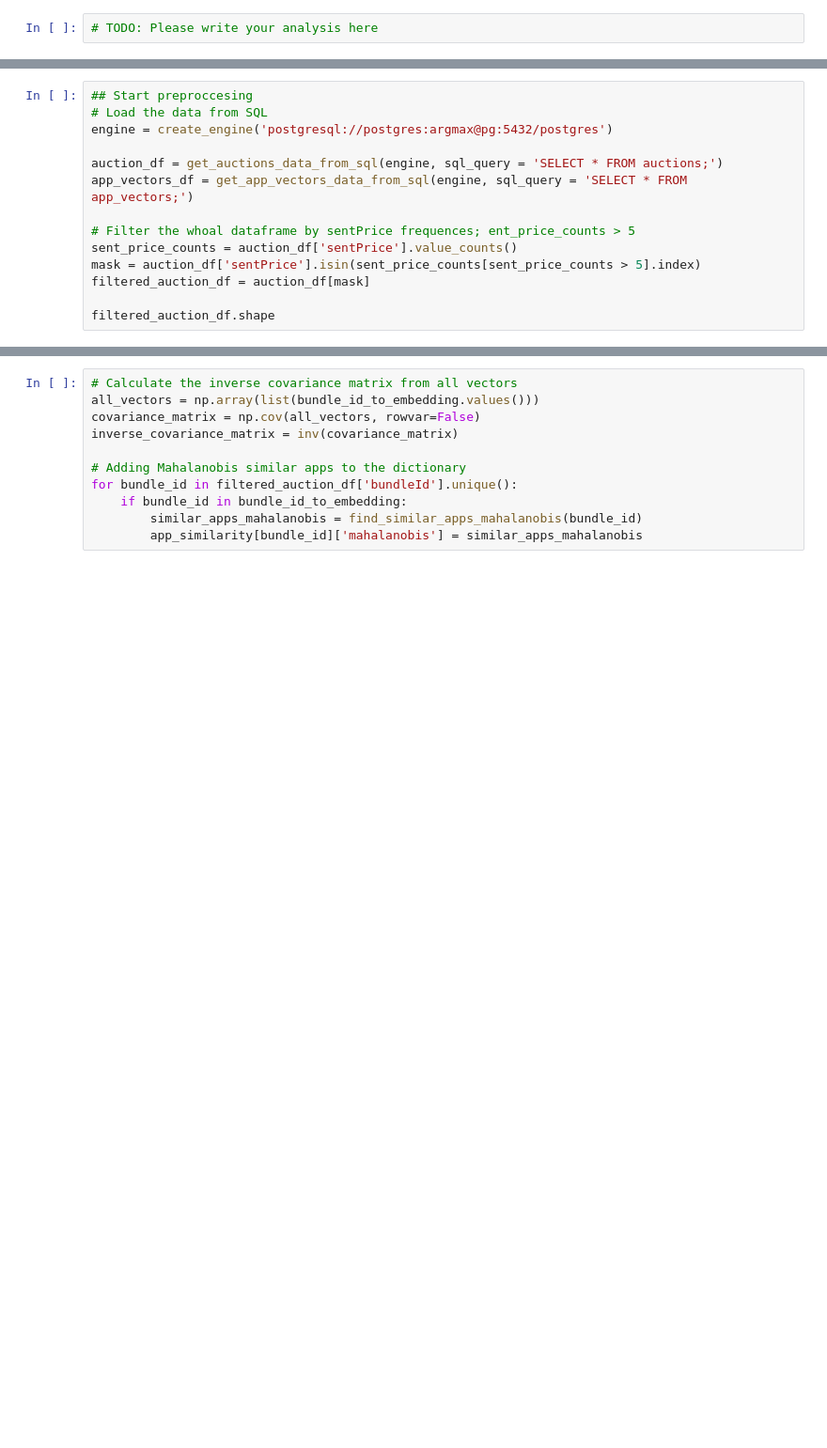
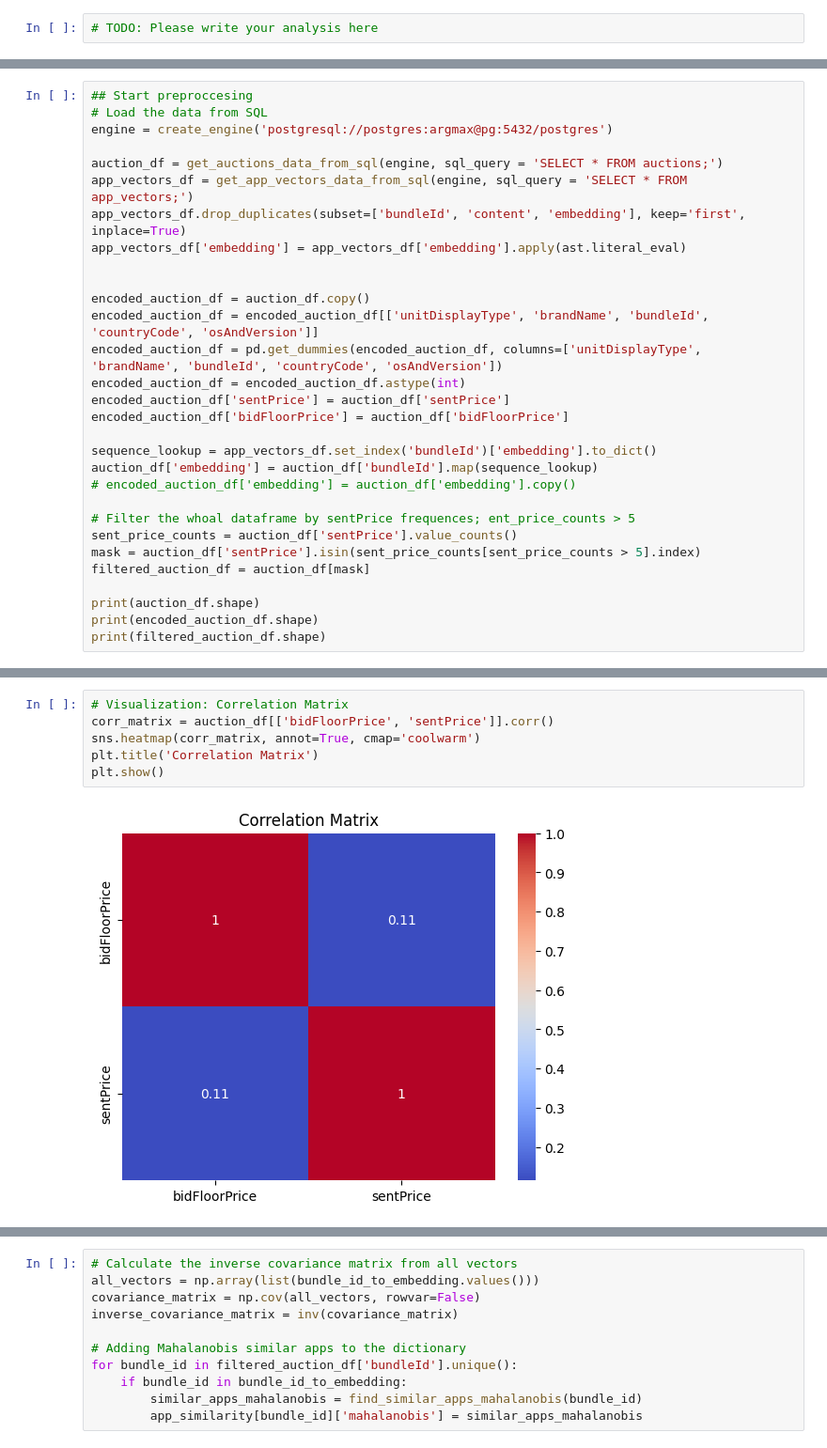
Before and after one commit to almogklein/pgdl, a Jupyter notebook: nb/sql1.ipynb, the cells around one changed output, grey strips where cells are left out. Shown: that part at 94% size. Drawn from its saved outputs; the diff is of its cells as text; blank space fills up the shorter version.

```diff
--- a/nb/sql1.ipynb
+++ b/nb/sql1.ipynb
@@ -219,11 +322,27 @@ engine = create_engine('postgresql://postgres:argmax@pg:5432/postgres')
 
 auction_df = get_auctions_data_from_sql(engine, sql_query = 'SELECT * FROM auctions;')
 app_vectors_df = get_app_vectors_data_from_sql(engine, sql_query = 'SELECT * FROM app_vectors;')
+app_vectors_df.drop_duplicates(subset=['bundleId', 'content', 'embedding'], keep='first', inplace=True)
+app_vectors_df['embedding'] = app_vectors_df['embedding'].apply(ast.literal_eval)
+
+
+encoded_auction_df = auction_df.copy()
+encoded_auction_df = encoded_auction_df[['unitDisplayType', 'brandName', 'bundleId', 'countryCode', 'osAndVersion']]
+encoded_auction_df = pd.get_dummies(encoded_auction_df, columns=['unitDisplayType', 'brandName', 'bundleId', 'countryCode', 'osAndVersion'])
+encoded_auction_df = encoded_auction_df.astype(int)
+encoded_auction_df['sentPrice'] = auction_df['sentPrice']
+encoded_auction_df['bidFloorPrice'] = auction_df['bidFloorPrice']
+
+sequence_lookup = app_vectors_df.set_index('bundleId')['embedding'].to_dict()
+auction_df['embedding'] = auction_df['bundleId'].map(sequence_lookup)
+# encoded_auction_df['embedding'] = auction_df['embedding'].copy()
 
 # Filter the whoal dataframe by sentPrice frequences; ent_price_counts > 5
 sent_price_counts = auction_df['sentPrice'].value_counts()
 mask = auction_df['sentPrice'].isin(sent_price_counts[sent_price_counts > 5].index)
 filtered_auction_df = auction_df[mask]
 
-filtered_auction_df.shape
+print(auction_df.shape)
+print(encoded_auction_df.shape)
+print(filtered_auction_df.shape)
 # %% [output]
@@ -306,0 +403,8 @@ plot_sorted_by_price_distribution(filtered_auction_df,
+# %%
+# Visualization: Correlation Matrix
+corr_matrix = auction_df[['bidFloorPrice', 'sentPrice']].corr()
+sns.heatmap(corr_matrix, annot=True, cmap='coolwarm')
+plt.title('Correlation Matrix')
+plt.show()
+# %% [output]
+[figure, added]
```
Also changed, not shown: parts of 30 cells of this notebook.
